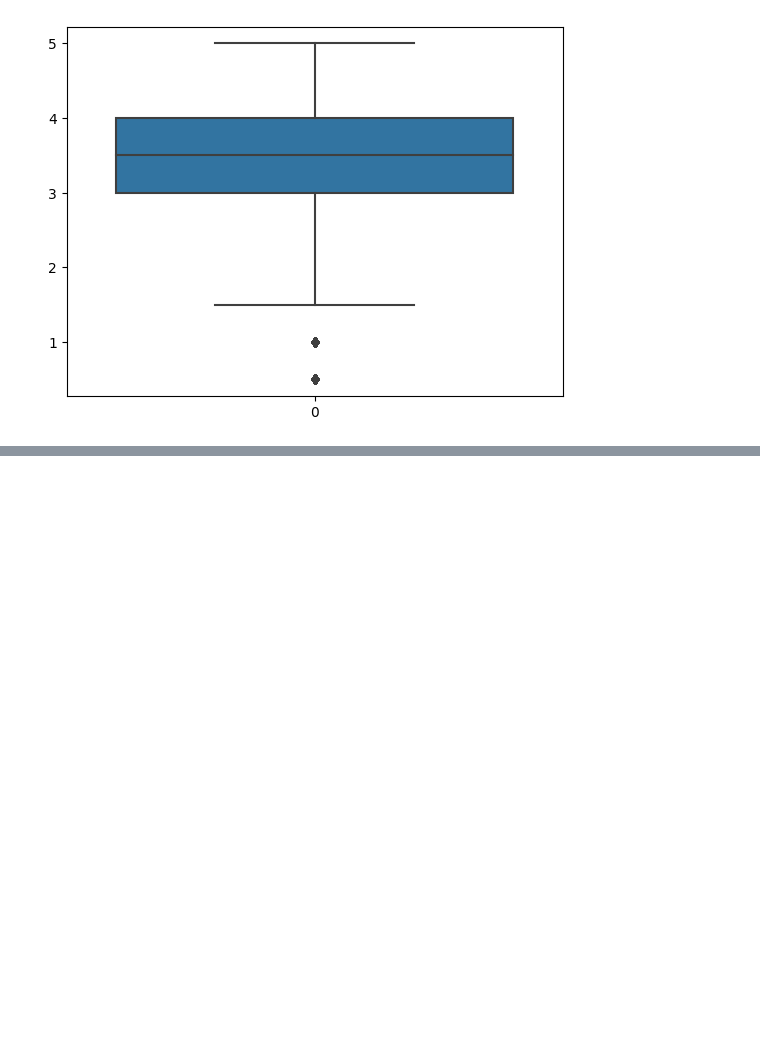
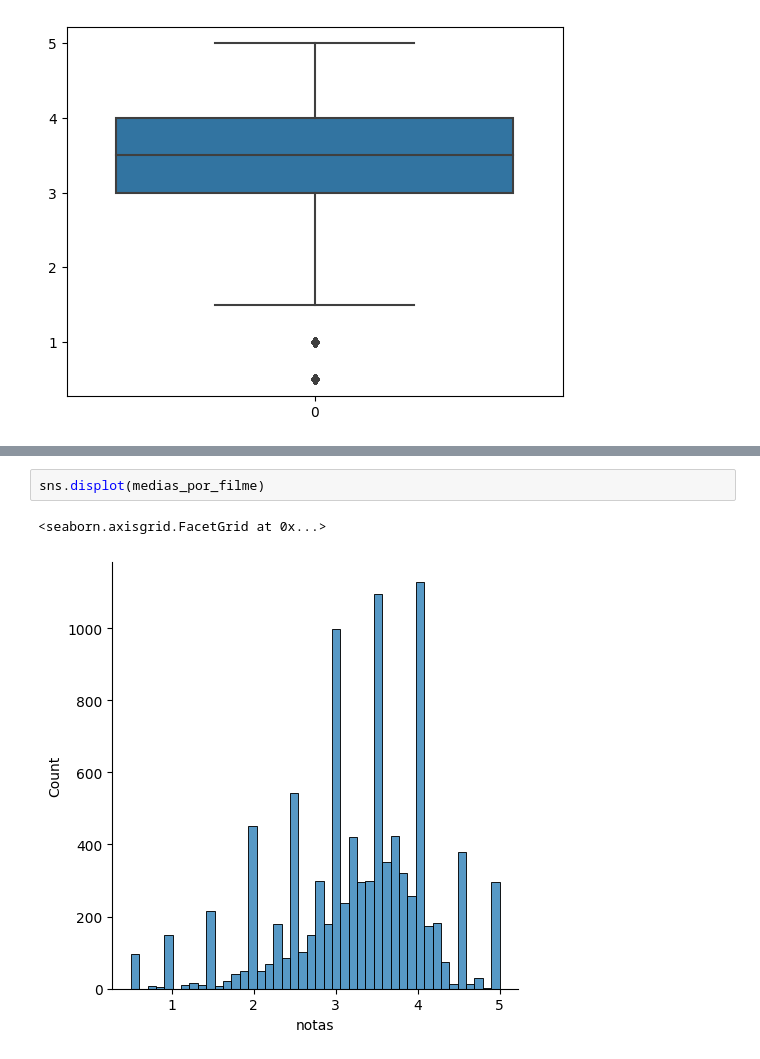
Before and after one commit to Su66us/Python, a Jupyter notebook: Introdução_a_Data_Science.ipynb, the cells around one changed output, grey strips where cells are left out. Drawn from its saved outputs; the diff is of its cells as text; blank space fills up the shorter version.

```diff
--- a/Introdução_a_Data_Science.ipynb
+++ b/Introdução_a_Data_Science.ipynb
@@ -109,0 +228,5 @@ sns.boxplot(notas.notas)
+# %%
+sns.displot(medias_por_filme)
+# %% [output]
+<seaborn.axisgrid.FacetGrid at 0x...>
+[figure, added]
```
Also changed, not shown: parts of 17 cells of this notebook.
